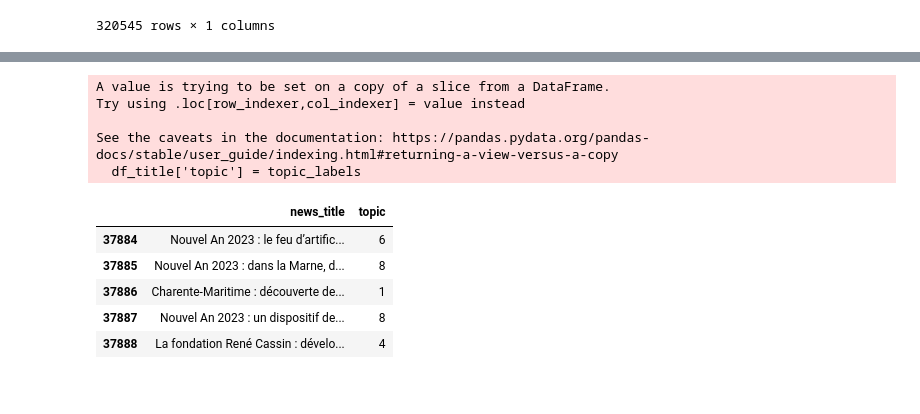
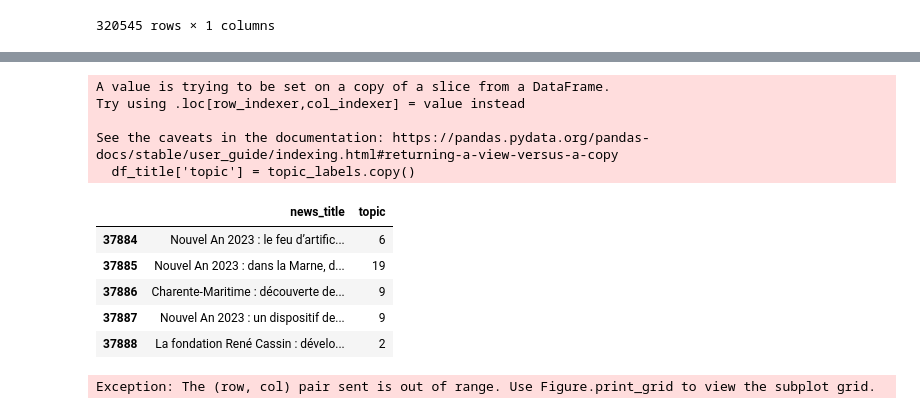
Before and after one commit to dataforgoodfr/quotaclimat, a Jupyter notebook: notebooks/eda_topics_des_articles.ipynb, the cells around one changed output, grey strips where cells are left out. Saved outputs shown, nothing was run; the diff lists cells and outputs as text; code cells hidden in the pictures.

Commit message:
Add plots. Need to update to create subplots

```diff
--- a/notebooks/eda_topics_des_articles.ipynb
+++ b/notebooks/eda_topics_des_articles.ipynb
@@ -56,7 +62,7 @@ vectorizer = CountVectorizer(stop_words=list(fr_stop))
 X = vectorizer.fit_transform(df_title['news_title'])
 
 # Topic modeling with LDA
-n_topics = 10
+n_topics = 20
 lda = LatentDirichletAllocation(n_components=n_topics, random_state=42)
 lda.fit(X)
 # %% [output]
@@ -81,23 +100,23 @@ Topic 9: france, monde, coupe, bleus, fin, finale, 2022, équipe, rugby, mondial
 # %%
 # Assign topics to new titles
-new_titles = df_title['news_title'].copy()
+new_titles = df_title.loc[:, 'news_title'].copy()
 X_new = vectorizer.transform(new_titles)
 topic_probs = lda.transform(X_new)
 topic_labels = topic_probs.argmax(axis=1)
 
 # Add topic labels to the original data frame
-df_title['topic'] = topic_labels
+df_title['topic'] = topic_labels.copy()
 
 df_title.head()
 # %% [output]
 A value is trying to be set on a copy of a slice from a DataFrame.
 Try using .loc[row_indexer,col_indexer] = value instead
 
 See the caveats in the documentation: https://pandas.pydata.org/pandas-docs/stable/user_guide/indexing.html#returning-a-view-versus-a-copy
-  df_title['topic'] = topic_labels
+  df_title['topic'] = topic_labels.copy()
 |  | news_title | topic |
 | 37884 | Nouvel An 2023 : le feu d’artific... | 6 |
-| 37885 | Nouvel An 2023 : dans la Marne, d... | 8 |
-| 37886 | Charente-Maritime : découverte de... | 1 |
-| 37887 | Nouvel An 2023 : un dispositif de... | 8 |
-| 37888 | La fondation René Cassin : dévelo... | 4 |
+| 37885 | Nouvel An 2023 : dans la Marne, d... | 19 |
+| 37886 | Charente-Maritime : découverte de... | 9 |
+| 37887 | Nouvel An 2023 : un dispositif de... | 9 |
+| 37888 | La fondation René Cassin : dévelo... | 2 |
@@ -103,0 +160,29 @@ See the caveats in the documentation: https://pandas.pydata.org/pandas-docs/stab
+# %%
+# Create subplots
+fig = make_subplots(rows=5, cols=5, subplot_titles=[f"Topic {i+1}" for i in range(n_topics)])
+
+# Plot the top words for each topic
+for i, words in enumerate(topic_top_words):
+    idxs = [np.where(feature_names == word)[0][0] for word in words]
+    trace = go.Bar(
+        x=words,
+        y=lda.components_[i][idxs],
+        text=[f"{word}: {int(lda.components_[i][idx])}" for word, idx in zip(words, idxs)],
+        textposition='auto',
+        name=f"Topic {i+1}"
+    )
+    row = (i // 2) + 1
+    col = (i % 2) + 1
+    fig.add_trace(trace, row=row, col=col)
+
+# Update layout
+fig.update_layout(
+    title="Top 10 Words for Each Topic",
+    xaxis_title="Words",
+    yaxis_title="Word Frequency",
+    height=900
+)
+
+fig.show()
+# %% [output]
+Exception: The (row, col) pair sent is out of range. Use Figure.print_grid to view the subplot grid.
```
Also changed, not shown: parts of 7 cells of this notebook.
